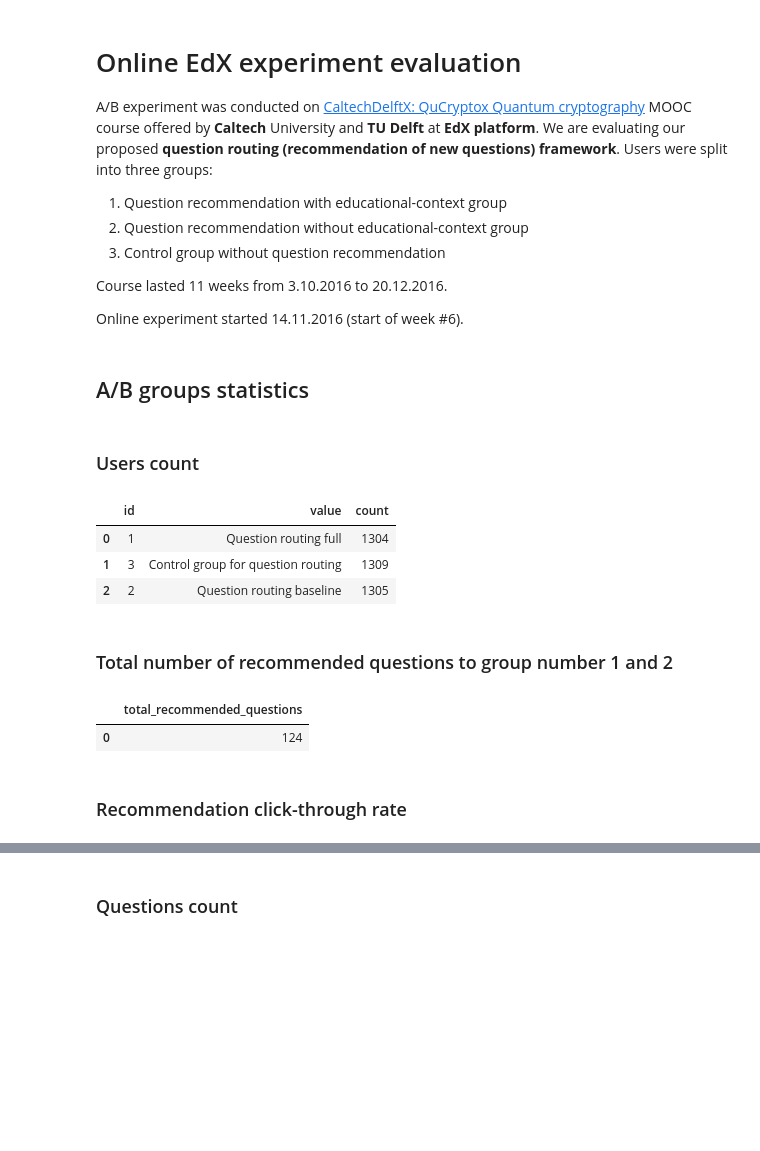
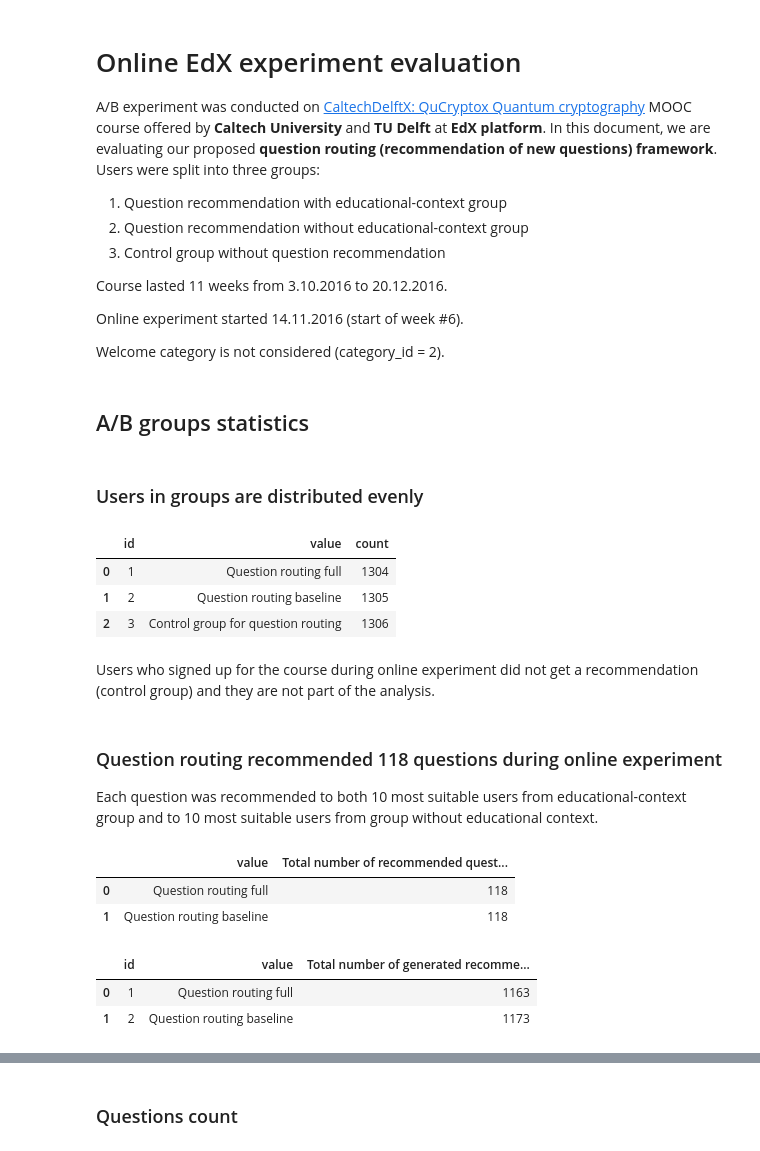
Before and after one commit to dmacjam/dp-analysis-evaluation, a Jupyter notebook: Online Evaluation.ipynb, the cells around one changed output, grey strips where cells are left out. Cells and saved outputs as stored; diff of their text form; code cells hidden in the pictures; blank space fills up the shorter version.

Commit message:
Fix welcome category is not included in analysis.

```diff
--- a/Online Evaluation.ipynb
+++ b/Online Evaluation.ipynb
@@ -1,6 +1,6 @@
 # %% [markdown]
 # Online EdX experiment evaluation
-A/B experiment was conducted on [CaltechDelftX: QuCryptox Quantum cryptography](https://courses.edx.org/courses/course-v1:CaltechDelftX+QuCryptox+3T2016) MOOC course offered by **Caltech** University and **TU Delft** at **EdX platform**. We are evaluating our proposed **question routing (recommendation of new questions) framework**. Users were split into three groups:
+A/B experiment was conducted on [CaltechDelftX: QuCryptox Quantum cryptography](https://courses.edx.org/courses/course-v1:CaltechDelftX+QuCryptox+3T2016) MOOC course offered by **Caltech University** and **TU Delft** at **EdX platform**. In this document, we are evaluating our proposed **question routing (recommendation of new questions) framework**. Users were split into three groups:
 
 1. Question recommendation with educational-context group
 2. Question recommendation without educational-context group
@@ -10,6 +10,8 @@ A/B experiment was conducted on [CaltechDelftX: QuCryptox Quantum cryptography](
 Course lasted 11 weeks from 3.10.2016 to 20.12.2016.
 
 Online experiment started 14.11.2016 (start of week \#6).
+
+Welcome category is not considered (category_id = 2).
 # %%
 # imports
 import pandas as pd, numpy as np
@@ -30,29 +33,45 @@ connection = pg.connect(database="askalot_edx_development", user="postgres", por
                         host="localhost", password="")
 # %% [markdown]
 ## A/B groups statistics
-# %% [markdown]
-### Users count
+# %% [markdown]
+### Users in groups are distributed evenly
 # %%
 users = psql.read_sql("SELECT g.id, g.value, COUNT(*) FROM ab_groupings ab "+
-                      "JOIN ab_groups g ON g.id=ab.ab_group_id GROUP BY g.id", connection)
+                      "JOIN ab_groups g ON g.id=ab.ab_group_id GROUP BY g.id ORDER BY g.id", connection)
 users
 # %% [output]
 |  | id | value | count |
 | 0 | 1 | Question routing full | 1304 |
-| 1 | 3 | Control group for question routing | 1309 |
-| 2 | 2 | Question routing baseline | 1305 |
+| 1 | 2 | Question routing baseline | 1305 |
+| 2 | 3 | Control group for question routing | 1306 |
-# %% [markdown]
-### Total number of recommended questions to group number 1 and 2
+# %% [markdown]
+Users who signed up for the course during online experiment did not get a recommendation (control group) and they are not part of the analysis.
+# %% [markdown]
+### Question routing recommended 118 questions during online experiment
+Each question was recommended to both 10 most suitable users from educational-context group and to 10 most suitable users from group without educational context.
 # %%
 answers_count = psql.read_sql("""
-                                SELECT COUNT(DISTINCT(resource_id)) AS total_recommended_questions
+                                SELECT g.value, COUNT(DISTINCT(n.resource_id)) AS "Total number of recommended questions"
                                 FROM notifications as n
                                 JOIN ab_groupings ab ON ab.user_id = n.recipient_id
+                                JOIN ab_groups g ON g.id=ab.ab_group_id
                                 WHERE n.action = 'recommendation' AND n.created_at < '2016-12-20'
+                                GROUP BY g.id
                               """, connection)
-answers_count
+display(answers_count)
+rec_count = psql.read_sql("""
+                                SELECT g.id, g.value, COUNT(DISTINCT(n.id)) AS "Total number of generated recommendations"
+                                FROM notifications as n
+                                JOIN ab_groupings ab ON ab.user_id = n.recipient_id
+                                JOIN ab_groups g ON g.id=ab.ab_group_id
+                                WHERE n.action = 'recommendation' AND n.created_at < '2016-12-20'
+                                GROUP BY g.id
+                              """, connection)
+rec_count
 # %% [output]
-|  | total_recommended_questions |
-| 0 | 124 |
+|  | value | Total number of recommended quest... |
+| 0 | Question routing full | 118 |
+| 1 | Question routing baseline | 118 |
+|  | id | value | Total number of generated recomme... |
+| 0 | 1 | Question routing full | 1163 |
+| 1 | 2 | Question routing baseline | 1173 |
-# %% [markdown]
-### Recommendation click-through rate
```
Also changed, not shown: parts of 41 cells of this notebook.
